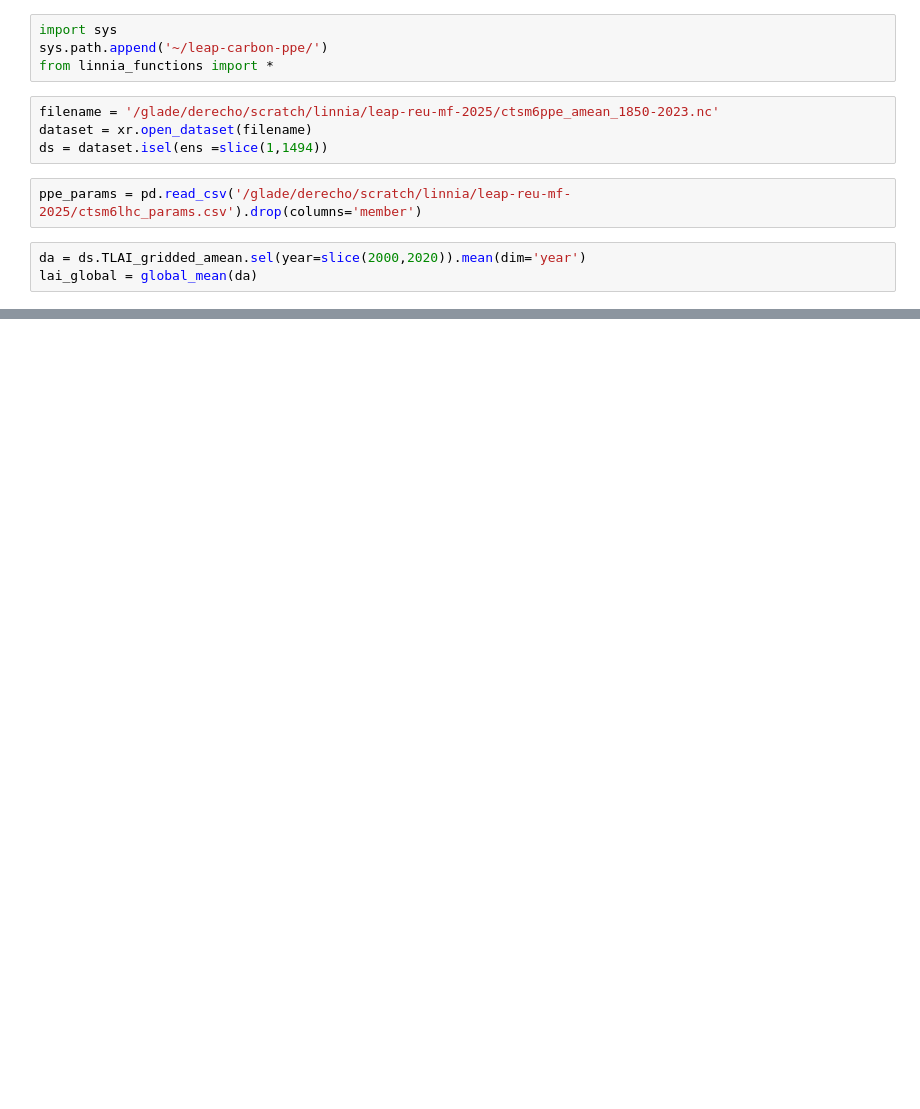
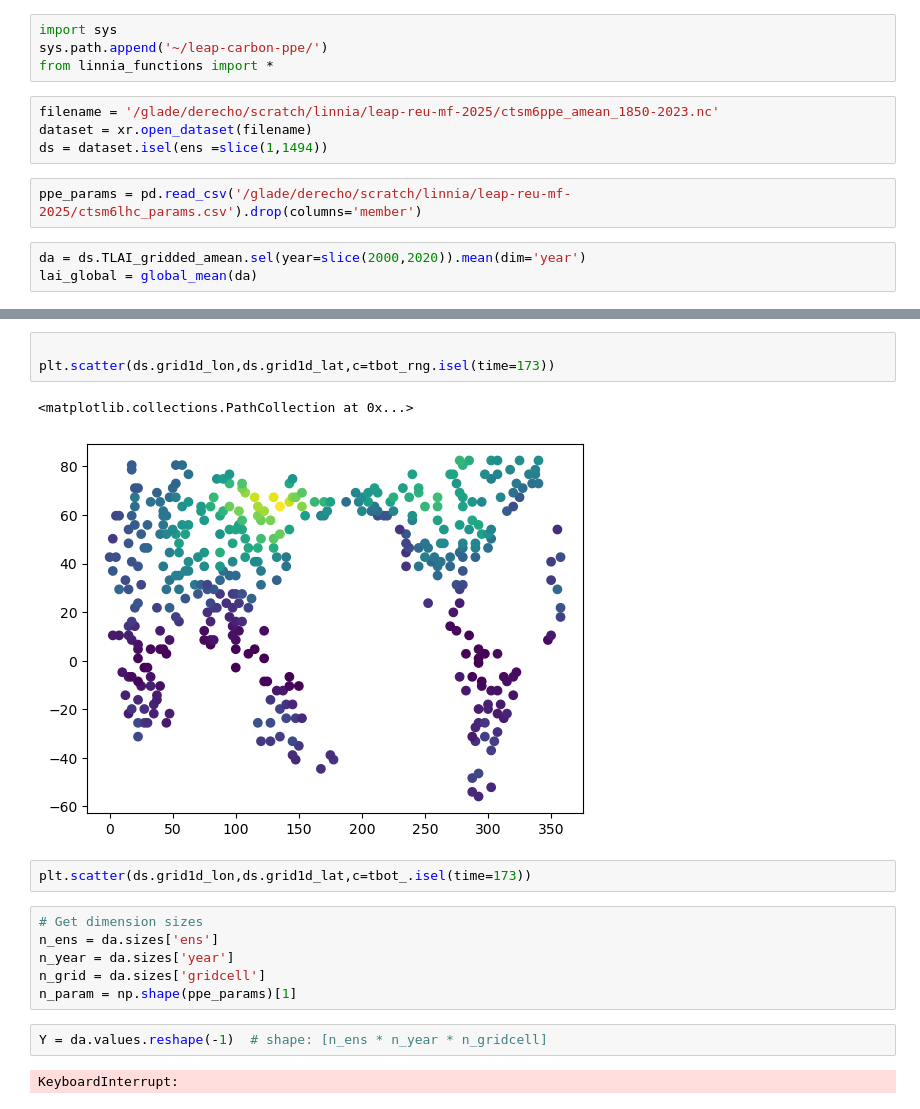
Before and after one commit to s-aranwrap/leap-carbon-ppe, a Jupyter notebook: Example.ipynb, the cells around one changed output, grey strips where cells are left out. Drawn from its saved outputs; the diff is of its cells as text; blank space fills up the shorter version.

```diff
--- a/Example.ipynb
+++ b/Example.ipynb
@@ -50,0 +94,18 @@ Dimensions without coordinates: ens
+# %%
+
+plt.scatter(ds.grid1d_lon,ds.grid1d_lat,c=tbot_rng.isel(time=173))
+# %% [output]
+<matplotlib.collections.PathCollection at 0x...>
+[figure, added]
+# %%
+plt.scatter(ds.grid1d_lon,ds.grid1d_lat,c=tbot_.isel(time=173))
+# %%
+# Get dimension sizes
+n_ens = da.sizes['ens']
+n_year = da.sizes['year']
+n_grid = da.sizes['gridcell']
+n_param = np.shape(ppe_params)[1]
+# %%
+Y = da.values.reshape(-1)  # shape: [n_ens * n_year * n_gridcell]
+# %% [output]
+KeyboardInterrupt:
```
Also changed, not shown: parts of 14 cells of this notebook.
